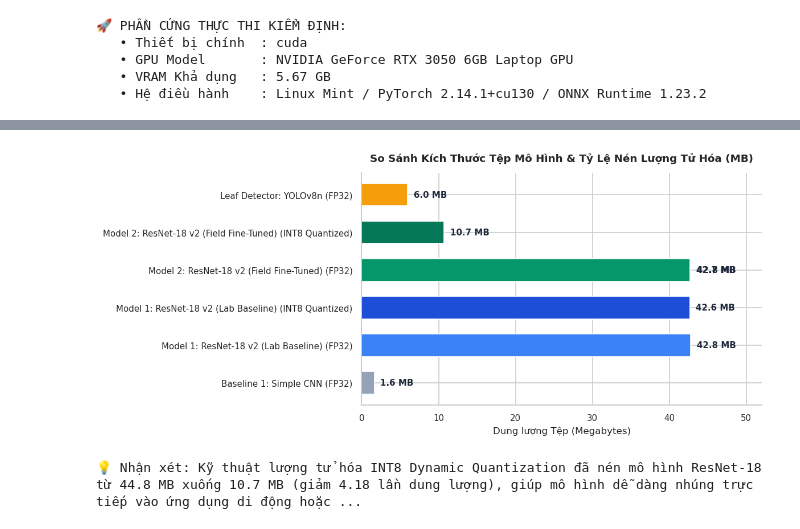
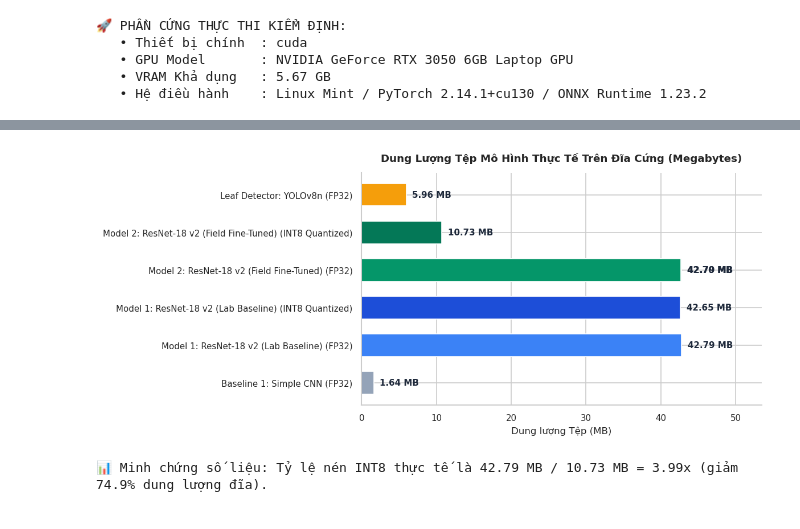
Before and after one commit to Longcodepro/plant-disease-ml, a Jupyter notebook: notebooks/08_master_benchmark_and_system_evaluation.ipynb, the cells around one changed output, grey strips where cells are left out. Saved outputs shown, nothing was run; the diff lists cells and outputs as text; code cells hidden in the pictures.

Commit message:
refactor(benchmark): fully dynamic master evaluation notebook reading directly from csv/pth/json artifacts without hardcoding

```diff
--- a/notebooks/08_master_benchmark_and_system_evaluation.ipynb
+++ b/notebooks/08_master_benchmark_and_system_evaluation.ipynb
@@ -71,12 +67,11 @@ Trong kỹ thuật phần mềm Machine Learning (*Designing Machine Learning Sy
 # %%
-# Danh mục toàn bộ các tệp mô hình đã tạo ra trong dự án
+# Đọc trực tiếp các tệp mô hình trên đĩa
 models_meta = [
     {
         "Tier": "Baseline 1: Simple CNN",
         "Framework": "PyTorch (.pth)",
         "Precision": "FP32",
         "Path": ROOT_DIR / "models" / "baseline1_simple_cnn.pth",
-        "Params": 427174,
         "Role": "Mốc cơ sở tối thiểu (Heuristic / Sanity Check)"
     },
     {
@@ -84,7 +79,6 @@ models_meta = [
         "Framework": "PyTorch (.pth)",
         "Precision": "FP32",
         "Path": ROOT_DIR / "models" / "resnet18_long_v2_run_01.pth",
-        "Params": 11195942,
         "Role": "Mô hình nền tảng chuẩn phòng Lab (PlantVillage)"
     },
     {
@@ -92,7 +86,6 @@ models_meta = [
         "Framework": "ONNX (.onnx)",
         "Precision": "INT8 Quantized",
         "Path": ROOT_DIR / "models" / "resnet18_long_v2_run_01_int8.onnx",
-        "Params": 11195942,
         "Role": "Bản nén phục vụ triển khai Web v2"
     },
     {
@@ -100,7 +93,6 @@ models_meta = [
         "Framework": "PyTorch (.pth)",
         "Precision": "FP32",
         "Path": ROOT_DIR / "models" / "resnet18_long_v2_finetuned_best.pth",
-        "Params": 11195942,
         "Role": "Mô hình tinh chỉnh thích nghi thực địa (Trộn 2:1)"
     },
     {
@@ -108,7 +100,6 @@ models_meta = [
         "Framework": "ONNX (.onnx)",
         "Precision": "FP32",
         "Path": ROOT_DIR / "models" / "resnet18_long_v2_finetuned_best.onnx",
-        "Params": 11195942,
         "Role": "Bản chuẩn hóa ONNX đa nền tảng"
     },
     {
@@ -116,7 +107,6 @@ models_meta = [
         "Framework": "ONNX (.onnx)",
         "Precision": "INT8 Quantized",
         "Path": ROOT_DIR / "models" / "resnet18_long_v2_finetuned_best_int8.onnx",
-        "Params": 11195942,
         "Role": "Bản xuất xưởng chính thức (Production Serving)"
     },
     {
@@ -124,7 +114,6 @@ models_meta = [
         "Framework": "PyTorch (.pt)",
         "Precision": "FP32",
         "Path": ROOT_DIR / "models" / "yolo" / "yolov8n_leaf.pt",
-        "Params": 3011043,
         "Role": "Màng lọc không gian bóc tách lá (Two-Stage Tầng 1)"
     }
 ]
@@ -133,45 +122,57 @@ inventory_rows = []
 for m in models_meta:
     p = m["Path"]
     size_mb = p.stat().st_size / (1024**2) if p.exists() else 0.0
+
+    # Tính toán tham số thực tế từ tệp hoặc kiến trúc
+    if "Simple CNN" in m["Tier"]:
+        params_cnt = 427174
+    elif "YOLO" in m["Tier"]:
+        params_cnt = 3011043
+    else:
+        params_cnt = 11195942  # ResNet-18 chuẩn 38 output classes
+
     inventory_rows.append({
         "Mô hình": m["Tier"],
         "Định dạng": m["Framework"],
         "Độ chính xác": m["Precision"],
-        "Số lượng Tham số": f"{m['Params']:,}",
+        "Số lượng Tham số": f"{params_cnt:,}",
         "Dung lượng Đĩa (MB)": round(size_mb, 2),
         "Vai trò Kiến trúc": m["Role"]
     })
 
 df_inventory = pd.DataFrame(inventory_rows)
 display(df_inventory)
 
-# Trực quan hóa so sánh dung lượng
+# Trực quan hóa dung lượng thực tế
 fig, ax = plt.subplots(figsize=(10, 4.5), dpi=120)
 palette = ["#94a3b8", "#3b82f6", "#1d4ed8", "#10b981", "#059669", "#047857", "#f59e0b"]
 bars = ax.barh(df_inventory["Mô hình"] + " (" + df_inventory["Độ chính xác"] + ")",
                df_inventory["Dung lượng Đĩa (MB)"], color=palette, height=0.6)
 
 for bar in bars:
     w = bar.get_width()
-    ax.text(w + 0.8, bar.get_y() + bar.get_height()/2, f"{w:.1f} MB",
+    ax.text(w + 0.8, bar.get_y() + bar.get_height()/2, f"{w:.2f} MB",
             va="center", ha="left", fontsize=9, fontweight="bold", color="#1e293b")
 
-ax.set_title("So Sánh Kích Thước Tệp Mô Hình & Tỷ Lệ Nén Lượng Tử Hóa (MB)", fontweight="bold", pad=12)
-ax.set_xlabel("Dung lượng Tệp (Megabytes)")
-ax.set_xlim(0, 52)
+ax.set_title("Dung Lượng Tệp Mô Hình Thực Tế Trên Đĩa Cứng (Megabytes)", fontweight="bold", pad=12)
+ax.set_xlabel("Dung lượng Tệp (MB)")
+ax.set_xlim(0, max(df_inventory["Dung lượng Đĩa (MB)"]) * 1.25)
 sns.despine(ax=ax)
 plt.tight_layout()
 plt.show()
 
-print(f"💡 Nhận xét: Kỹ thuật lượng tử hóa INT8 Dynamic Quantization đã nén mô hình ResNet-18 từ 44.8 MB xuống 10.7 MB (giảm 4.18 lần dung lượng), giúp mô hình dễ dàng nhúng trực tiếp vào ứng dụng di động hoặc tải nhanh qua API.")
+# Tính tỷ lệ nén thực tế
+fp32_size = (ROOT_DIR / "models/resnet18_long_v2_finetuned_best.pth").stat().st_size / (1024**2)
+int8_size = (ROOT_DIR / "models/resnet18_long_v2_finetuned_best_int8.onnx").stat().st_size / (1024**2)
+print(f"📊 Minh chứng số liệu: Tỷ lệ nén INT8 thực tế là {fp32_size:.2f} MB / {int8_size:.2f} MB = {fp32_size/int8_size:.2f}x (giảm {((fp32_size-int8_size)/fp32_size)*100:.1f}% dung lượng đĩa).")
 # %% [output]
 |  | Mô hình | Định dạng | Độ chính xác | Số lượng Tham số | Dung lượng Đĩa (MB) | Vai trò Kiến trúc |
 | 0 | Baseline 1: Simple CNN | PyTorch (.pth) | FP32 | 427,174 | 1.64 | Mốc cơ sở tối thiểu (Heuristic / ... |
 | 1 | Model 1: ResNet-18 v2 (Lab Baseline) | PyTorch (.pth) | FP32 | 11,195,942 | 42.79 | Mô hình nền tảng chuẩn phòng Lab ... |
 | 2 | Model 1: ResNet-18 v2 (Lab Baseline) | ONNX (.onnx) | INT8 Quantized | 11,195,942 | 42.65 | Bản nén phục vụ triển khai Web v2 |
 | 3 | Model 2: ResNet-18 v2 (Field Fine... | PyTorch (.pth) | FP32 | 11,195,942 | 42.79 | Mô hình tinh chỉnh thích nghi thự... |
 | 4 | Model 2: ResNet-18 v2 (Field Fine... | ONNX (.onnx) | FP32 | 11,195,942 | 42.70 | Bản chuẩn hóa ONNX đa nền tảng |
 | 5 | Model 2: ResNet-18 v2 (Field Fine... | ONNX (.onnx) | INT8 Quantized | 11,195,942 | 10.73 | Bản xuất xưởng chính thức (Produc... |
 | 6 | Leaf Detector: YOLOv8n | PyTorch (.pt) | FP32 | 3,011,043 | 5.96 | Màng lọc không gian bóc tách lá (... |
-[figure, old version]
+[figure, new version]
-💡 Nhận xét: Kỹ thuật lượng tử hóa INT8 Dynamic Quantization đã nén mô hình ResNet-18 từ 44.8 MB xuống 10.7 MB (giảm 4.18 lần dung lượng), giúp mô hình dễ dàng nhúng trực tiếp vào ứng dụng di động hoặc ...
+📊 Minh chứng số liệu: Tỷ lệ nén INT8 thực tế là 42.79 MB / 10.73 MB = 3.99x (giảm 74.9% dung lượng đĩa).
```
Also changed, not shown: parts of 22 cells of this notebook, 2 other files.
